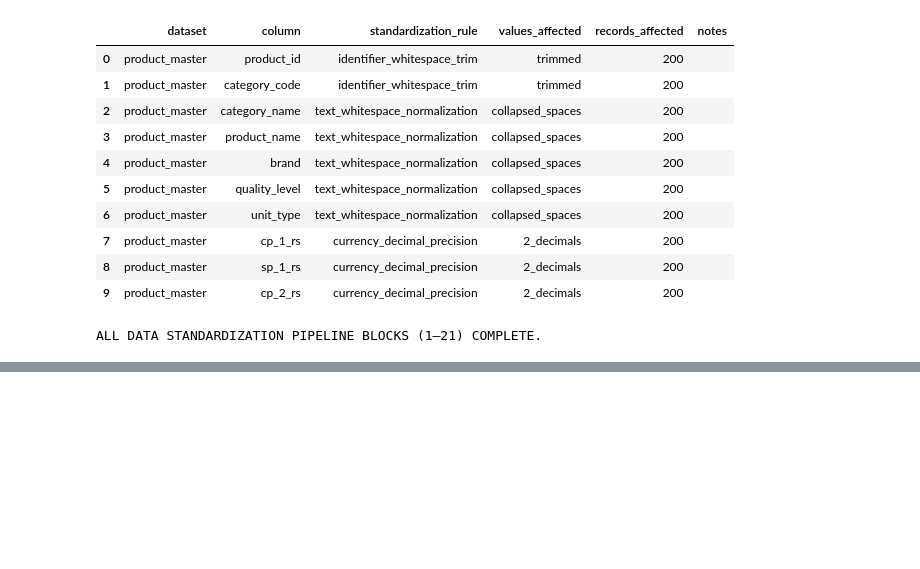
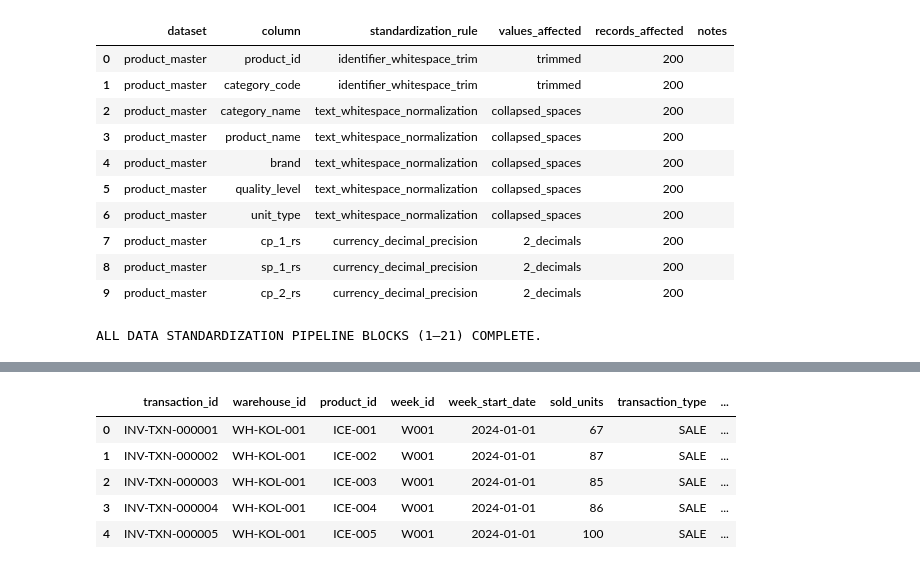
Before and after one commit to mondalsahil302-ui/ai-multi-agent-supply-chain, a Jupyter notebook: 02_data_standardization.ipynb, the cells around one changed output, grey strips where cells are left out. Cells and saved outputs as stored; diff of their text form; code cells hidden in the pictures; blank space fills up the shorter version.

```diff
--- a/02_data_standardization.ipynb
+++ b/02_data_standardization.ipynb
@@ -1587,0 +1619,92 @@ ALL DATA STANDARDIZATION PIPELINE BLOCKS (1–21) COMPLETE.
+# %%
+# ============================================================
+# BLOCK 22 - INVENTORY TRANSACTIONS STANDARDIZATION
+# ============================================================
+
+import pandas as pd
+from datetime import datetime
+from pathlib import Path
+
+ROOT    = Path.cwd()
+STG_DIR = ROOT / "Datasets/staging"
+STD_DIR = ROOT / "Datasets/standardized"
+QUAR_DIR= ROOT / "Datasets/quarantine"
+STD_DIR.mkdir(parents=True, exist_ok=True)
+
+print("[BLOCK 22] Loading stg_inventory_transactions.csv ...")
+df_stg = pd.read_csv(STG_DIR / "stg_inventory_transactions.csv", dtype=str)
+
+df_std = df_stg.copy()
+
+# A. Whitespace normalization on all string/text columns
+STR_COLS = ["transaction_id","warehouse_product_week_key","week_id","warehouse_id",
+            "product_id","product_name","unit_size","transaction_type","direction",
+            "source_basis","record_status"]
+for col in STR_COLS:
+    if col in df_std.columns:
+        df_std[col] = df_std[col].str.strip().str.replace(r"\s+", " ", regex=True)
+
+# B. UPPERCASE controlled vocabulary
+for col in ["transaction_type","direction","record_status"]:
+    if col in df_std.columns:
+        df_std[col] = df_std[col].str.upper()
+
+# C. Date formatting -> YYYY-MM-DD
+for dcol in ["week_start_date","week_end_date"]:
+    if dcol in df_std.columns:
+        df_std[dcol] = pd.to_datetime(df_std[dcol], errors="coerce").dt.strftime("%Y-%m-%d")
+
+# D. sold_units -> Int64 (nullable integer)
+if "sold_units" in df_std.columns:
+    df_std["sold_units"] = pd.to_numeric(df_std["sold_units"], errors="coerce").astype("Int64")
+
+# E. source_row_number -> Int64
+if "source_row_number" in df_std.columns:
+    df_std["source_row_number"] = pd.to_numeric(df_std["source_row_number"], errors="coerce").astype("Int64")
+
+# F. Standardization lineage
+STD_TS = datetime.now().astimezone().strftime("%Y-%m-%dT%H:%M:%S%z")
+STD_TS = STD_TS[:-2] + ":" + STD_TS[-2:]
+df_std["standardization_timestamp"] = STD_TS
+df_std["standardization_version"]   = "v1.0"
+
+# G. Post-standardization validation - null dates -> quarantine
+bad_mask      = df_std["week_start_date"].isna() | df_std["week_end_date"].isna()
+df_std_valid  = df_std[~bad_mask].copy()
+df_std_quar   = df_std[bad_mask].copy()
+
+std_path = STD_DIR / "std_inventory_transactions.csv"
+df_std_valid.to_csv(std_path, index=False)
+if len(df_std_quar) > 0:
+    df_std_quar.to_csv(QUAR_DIR / "std_inventory_transactions_quarantine.csv", index=False)
+
+# ---- Summary Table ----
+record_status_vals = df_std_valid["record_status"].unique().tolist() if "record_status" in df_std_valid.columns else []
+source_basis_sample = str(df_std_valid["source_basis"].iloc[0]) if "source_basis" in df_std_valid.columns else "N/A"
+source_basis_sample = source_basis_sample[:80] + "..." if len(source_basis_sample) > 80 else source_basis_sample
+
+df_std_summary = pd.DataFrame([
+    {"Metric": "Input File",                 "Value": "stg_inventory_transactions.csv"},
+    {"Metric": "Output File",                "Value": "std_inventory_transactions.csv"},
+    {"Metric": "Classification",             "Value": "RECONSTRUCTED_SYNTHETIC"},
+    {"Metric": "Input Staging Rows",         "Value": f"{len(df_stg):,}"},
+    {"Metric": "Standardized Valid Rows",    "Value": f"{len(df_std_valid):,}"},
+    {"Metric": "Quarantined (std stage)",    "Value": f"{len(df_std_quar):,}"},
+    {"Metric": "Unique Warehouses",          "Value": str(df_std_valid["warehouse_id"].nunique())},
+    {"Metric": "Unique Products",            "Value": str(df_std_valid["product_id"].nunique())},
+    {"Metric": "Unique Weeks",               "Value": str(df_std_valid["week_id"].nunique())},
+    {"Metric": "Total Sold Units (sum)",     "Value": f"{df_std_valid['sold_units'].sum():,}"},
+    {"Metric": "record_status preserved",    "Value": str(record_status_vals)},
+    {"Metric": "source_basis (sample)",      "Value": source_basis_sample},
+    {"Metric": "Vehicle Master",             "Value": "DEFERRED"},
+    {"Metric": "Order Data",                 "Value": "DEFERRED"},
+])
+print("\n[BLOCK 22] Inventory Transactions Standardization Summary:")
+display(df_std_summary)
+
+print("\nStandardized Inventory Transactions Preview (First 5 Rows):")
+PREV = ["transaction_id","warehouse_id","product_id","week_id","week_start_date",
+        "sold_units","transaction_type","direction","record_status","standardization_version"]
+display(df_std_valid[[c for c in PREV if c in df_std_valid.columns]].head(5))
+print(f"\n[BLOCK 22] DONE. std_inventory_transactions.csv - {len(df_std_valid):,} rows.")
+# %% [output]
@@ -1587,0 +1730,6 @@ ALL DATA STANDARDIZATION PIPELINE BLOCKS (1–21) COMPLETE.
+|  | transaction_id | warehouse_id | product_id | week_id | week_start_date | sold_units | transaction_type | ... |
+| 0 | INV-TXN-000001 | WH-KOL-001 | ICE-001 | W001 | 2024-01-01 | 67 | SALE | ... |
+| 1 | INV-TXN-000002 | WH-KOL-001 | ICE-002 | W001 | 2024-01-01 | 87 | SALE | ... |
+| 2 | INV-TXN-000003 | WH-KOL-001 | ICE-003 | W001 | 2024-01-01 | 85 | SALE | ... |
+| 3 | INV-TXN-000004 | WH-KOL-001 | ICE-004 | W001 | 2024-01-01 | 86 | SALE | ... |
+| 4 | INV-TXN-000005 | WH-KOL-001 | ICE-005 | W001 | 2024-01-01 | 100 | SALE | ... |
```
Also changed, not shown: parts of 5 cells of this notebook, 4 other files.
